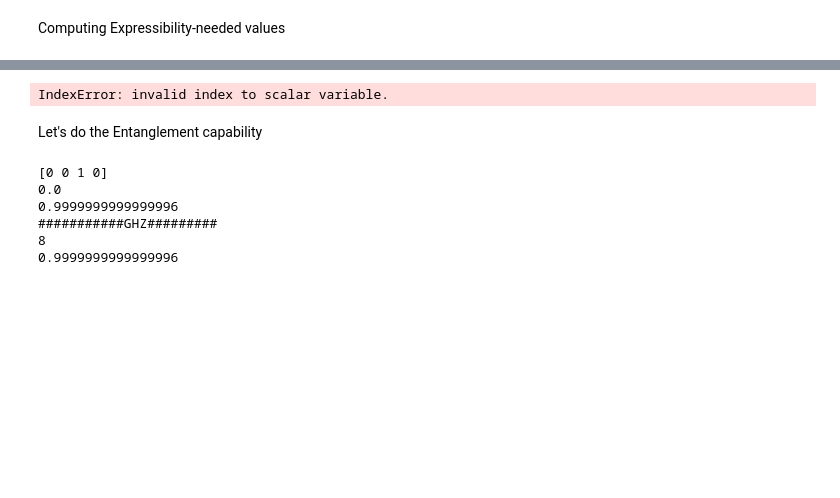
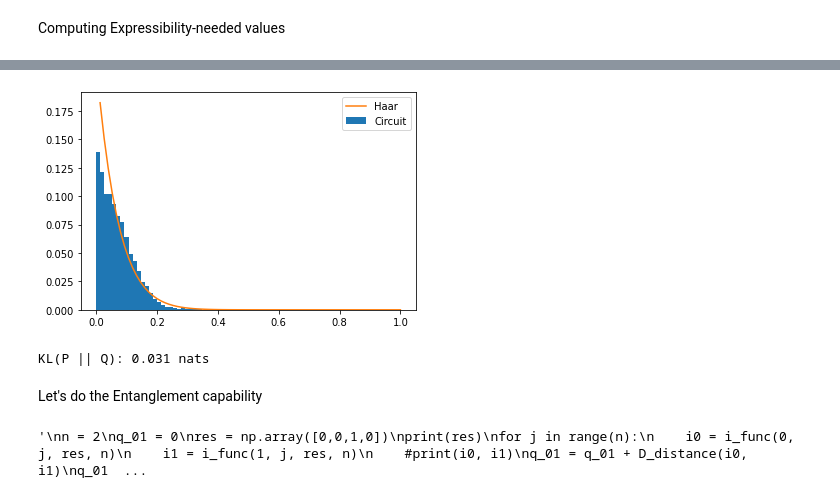
Before and after one commit to theodoradragan/QML_GR, a Jupyter notebook: Variational classifier_Pennylane Tutorial.ipynb, the cells around one changed output, grey strips where cells are left out. Cells and saved outputs as stored; diff of their text form; code cells hidden in the pictures; blank space fills up the shorter version.

```diff
--- a/Variational classifier_Pennylane Tutorial.ipynb
+++ b/Variational classifier_Pennylane Tutorial.ipynb
@@ -57,3 +93,10 @@ plt.show()
 # %%
 dev = qml.device("default.qubit", wires=4, shots=1024)
+# %%
+num_qubits = 4
+circuit_index = 4
+num_layers = 3
+weights_init = 2 * np.pi * np.random.rand(num_layers, num_qubits, 3, requires_grad=True)
+bias_init = np.array(0.0, requires_grad=True)
+# print(weights_init, bias_init)
 # %%
@@ -73,16 +142,24 @@ def statepreparation(x):
     AmplitudeEmbedding(features=x, wires=[0, 1, 2, 3],normalize="True")
 # %%
 @qml.qnode(dev)
-def circuit(weights, x):
+def circuit(circuit_index, weights, input_data, mode):
 
-    statepreparation(x)
+    statepreparation(input_data)
 
     for W in weights:
-        layer(W)
+        layer_functions[circuit_index-1](W)
 
-    return qml.probs(wires=[0, 1, 2, 3]) # for entangl
-    #return [qml.expval(qml.PauliZ(0)), qml.expval(qml.PauliZ(1)), qml.expval(qml.PauliZ(2)), qml.expval(qml.PauliZ(3))] # for qml
-    #return qml.sample() #for expr
+    if mode == "entanglement":
+        return qml.probs(wires=[0, 1, 2, 3])
+
+    elif mode == "qml":
+        #print("hereqml")
+        return qml.expval(qml.PauliZ(0))#, qml.expval(qml.PauliZ(1)), qml.expval(qml.PauliZ(2)), qml.expval(qml.PauliZ(3))] # for qml
+
+    elif mode == "expressibility":
+        return qml.sample()
+
+    else:
+        raise ValueError("The circuit result modes can be: entanglement, expressibility or qml." +
+                         mode +
+                         "is not a valid circuit result mode.")
-# %%
-def variational_classifier(weights, bias, x):
-    return circuit(weights, x) + bias
@@ -156,25 +239,29 @@ print(weights_init, bias_init)
 # %%
 ##### More code adapted from https://github.com/bagmk/Quantum_Machine_Learning_Express
+sampled_states = 2000
 x = X_train[0]
+circuit_index = 1
 for state in range(sampled_states):
-    weights_init = np.random.randn(num_layers, num_qubits, 3, requires_grad=True)
-    result = variational_classifier(weights_init, bias_init, x)
+    weights_init = np.random.randn(num_layers, num_qubits, 2, requires_grad=True)
+    #result = variational_classifier(circuit_index, weights_init, bias_init, x, mode="expressibility")
+    result = variational_classifier(weights_init, bias_init, x, mode="expressibility")
     result_strings = ["".join(map(str, [int(res[0]), int(res[1]), int(res[2]), int(res[3])])) for res in result.numpy()]
     ratio = result_strings.count("0000") / nshots
     fidelity.append(ratio)
 
-weights = np.ones_like(fidelity)/float(len(fidelity))
-plt.hist(fidelity, bins=bins_list, weights=weights, range=[0, 1], label='Circuit 1')
+weights = np.ones_like(fidelity) / float(len(fidelity))
+plt.hist(fidelity, bins=bins_list, weights=weights, range=[0, 1], label='Circuit')
 plt.plot(bins_centers, P_Haar_hist, label='Haar')
 plt.legend(loc='upper right')
 plt.show()
 
 # example of calculating the kl divergence (relative entropy) with scipy
 P_1_hist = np.histogram(fidelity, bins=bins_list, weights=weights, range=[0, 1])[0]
 kl_pq = rel_entr(P_1_hist, P_Haar_hist)
 print('KL(P || Q): %.3f nats' % sum(kl_pq))
 # %% [output]
+[figure, added]
-IndexError: invalid index to scalar variable.
+KL(P || Q): 0.031 nats
 # %% [markdown]
 Let's do the Entanglement capability
 # %%
@@ -228,6 +315,7 @@ def i_func(i, j, vectorised_psi, n):
 
     return final_coeffs
 
+"""
 n = 2
 q_01 = 0
 res = np.array([0,0,1,0])
@@ -281,10 +369,6 @@ for j in range(n):
     #print("####")
 q_01 = q_01 * 4 / n
 print(q_01)
+"""
 # %% [output]
-[0 0 1 0]
-0.0
-0.9999999999999996
-###########GHZ#########
-8
-0.9999999999999996
+'\nn = 2\nq_01 = 0\nres = np.array([0,0,1,0])\nprint(res)\nfor j in range(n):\n    i0 = i_func(0, j, res, n)\n    i1 = i_func(1, j, res, n)\n    #print(i0, i1)\nq_01 = q_01 + D_distance(i0, i1)\nq_01  ...
```
Also changed, not shown: parts of 16 cells of this notebook, 4 other files.
